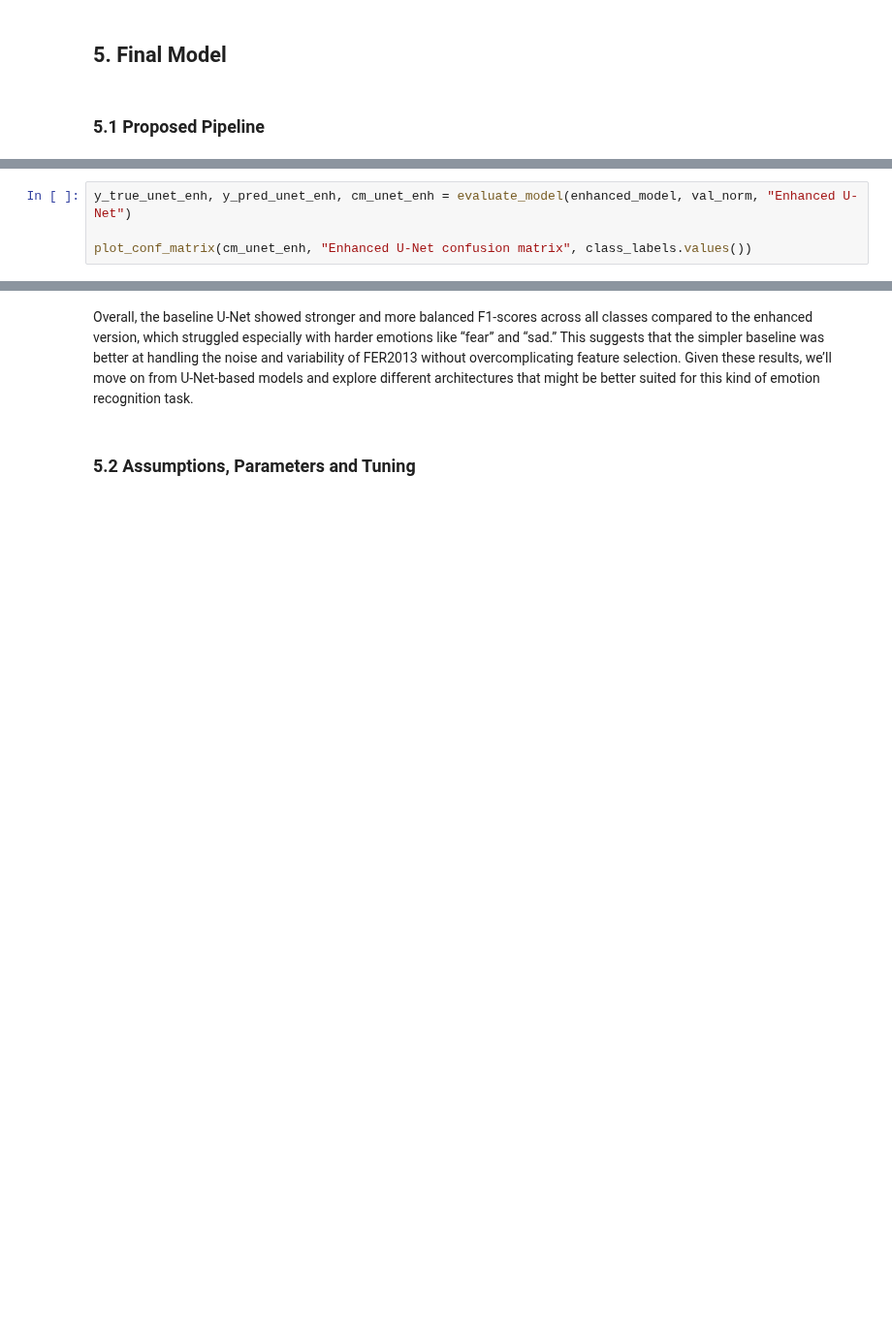
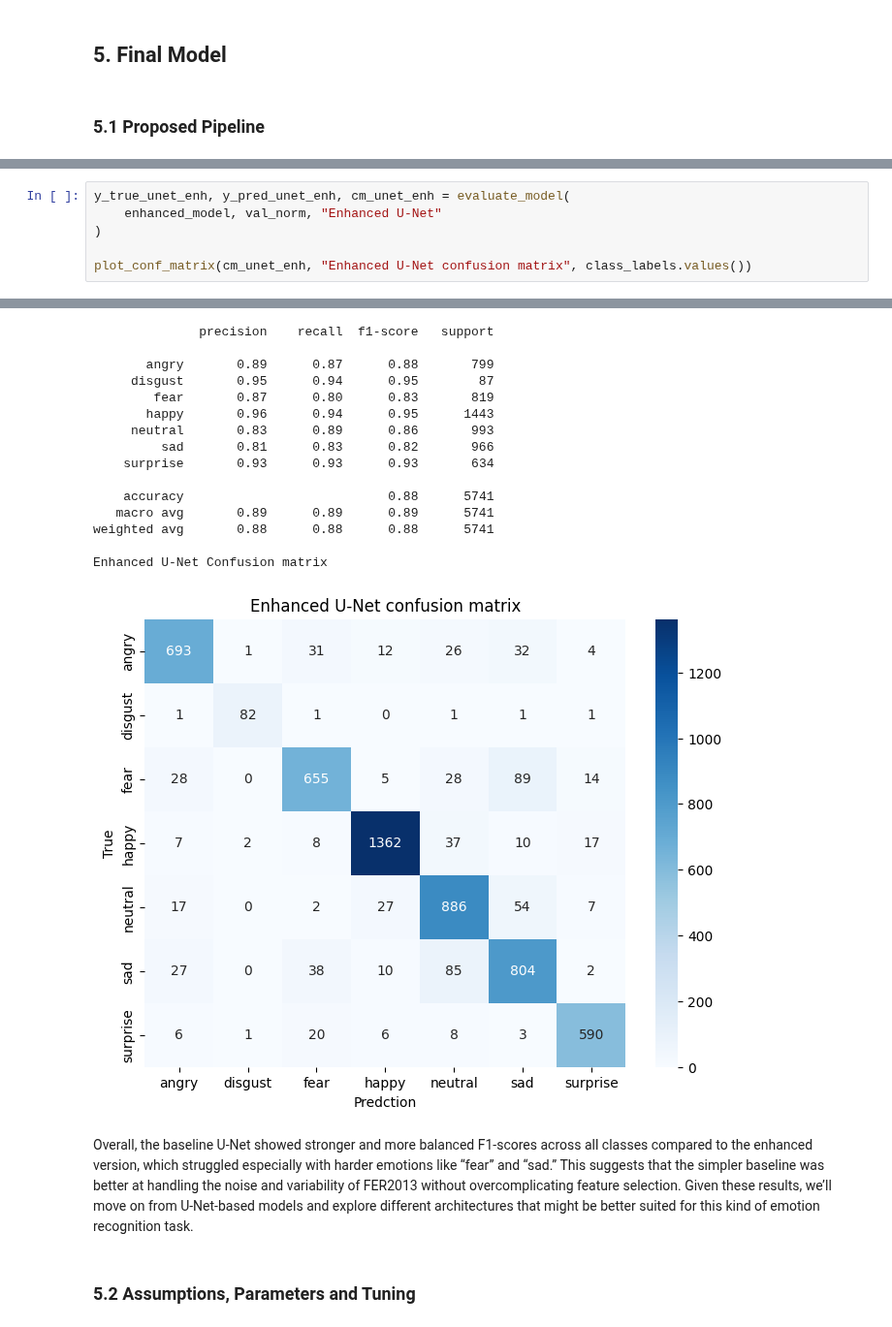
Before and after one commit to kayleeisokay/cs109b-final-project, a Jupyter notebook: MS4.ipynb, the cells around one changed output, grey strips where cells are left out. Shown at 97% size. Saved outputs shown, nothing was run; the diff lists cells and outputs as text; blank space fills up the shorter version.

```diff
--- a/MS4.ipynb
+++ b/MS4.ipynb
@@ -1504,4 +1624,7 @@ plot_accuracy(enhanced_history, "Enhanced UNet Model with Sqeeze-Excite Attentio
 # %%
-y_true_unet_enh, y_pred_unet_enh, cm_unet_enh = evaluate_model(enhanced_model, val_norm, "Enhanced U-Net")
+y_true_unet_enh, y_pred_unet_enh, cm_unet_enh = evaluate_model(
+    enhanced_model, val_norm, "Enhanced U-Net"
+)
 
 plot_conf_matrix(cm_unet_enh, "Enhanced U-Net confusion matrix", class_labels.values())
+# %% [output]
@@ -1508,3 +1632,19 @@ plot_conf_matrix(cm_unet_enh, "Enhanced U-Net confusion matrix", class_labels.va
+              precision    recall  f1-score   support
+
+       angry       0.89      0.87      0.88       799
+     disgust       0.95      0.94      0.95        87
+        fear       0.87      0.80      0.83       819
+       happy       0.96      0.94      0.95      1443
+     neutral       0.83      0.89      0.86       993
+         sad       0.81      0.83      0.82       966
+    surprise       0.93      0.93      0.93       634
+
+    accuracy                           0.88      5741
+   macro avg       0.89      0.89      0.89      5741
+weighted avg       0.88      0.88      0.88      5741
+
+Enhanced U-Net Confusion matrix
+[figure, added]
 # %% [markdown]
 Overall, the baseline U-Net showed stronger and more balanced F1-scores across all classes compared to the enhanced version, which struggled especially with harder emotions like “fear” and “sad.” This suggests that the simpler baseline was better at handling the noise and variability of FER2013 without overcomplicating feature selection. Given these results, we’ll move on from U-Net-based models and explore different architectures that might be better suited for this kind of emotion recognition task.
 # %% [markdown]
```
Also changed, not shown: parts of 31 cells of this notebook.
